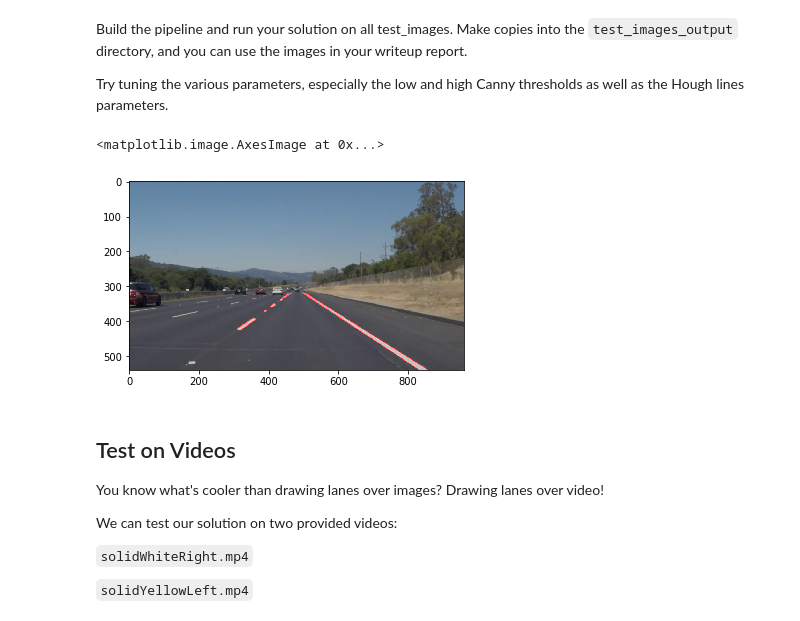
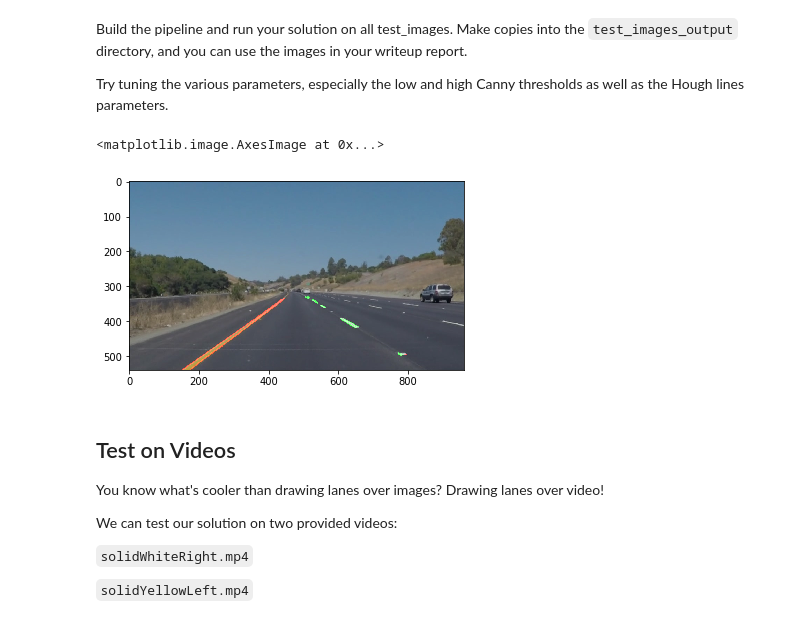
Before and after one commit to AntonioIsas/CarND-LaneLines-P1, a Jupyter notebook: P1.ipynb, the cells around one changed output. Cells and saved outputs as stored; diff of their text form; code cells hidden in the pictures.

Commit message:
split lines

```diff
--- a/P1.ipynb
+++ b/P1.ipynb
@@ -196,51 +233,50 @@ Try tuning the various parameters, especially the low and high Canny thresholds
 # TODO: Build your pipeline that will draw lane lines on the test_images
 # then save them to the test_images directory.
 
+
 # Read in the image
-#image = mpimg.imread('test_images/solidYellowLeft.jpg')
-#image = mpimg.imread('test_images/solidWhiteRight.jpg')
-#image = mpimg.imread('test_images/solidWhiteCurve.jpg')
-#image = mpimg.imread('test_images/solidYellowCurve2.jpg')
-#image = mpimg.imread('test_images/whiteCarLaneSwitch.jpg')
-#image = mpimg.imread('test_images/solidYellowCurve.jpg')
+imgName = os.listdir("test_images/")[5]
+image = mpimg.imread('test_images/'+imgName)
 gray = grayscale(image)
 
 #Filter noise
-kernel_size = 7
+kernel_size = 5
 blur_gray = gaussian_blur(gray, kernel_size)
 
 #Canny Edges
-low_threshold = 50
-high_threshold = 150
+low_threshold = 40
+high_threshold = 120
 edges = cv2.Canny(blur_gray, low_threshold, high_threshold)
 
 # Apply Mask
 imshape = image.shape
-vertices = np.array([[(0,imshape[0]),(imshape[1]/2-30, imshape[0]/2+50),(imshape[1]/2+30, imshape[0]/2+50),(imshape[1],imshape[0])]], dtype=np.int32)
+vertices = np.array([[(100,540),(450, 330),(550, 330),(900,540)]], dtype=np.int32)
 masked = region_of_interest(edges, vertices)
-#masked = edges
 
 #Houge Transform
-rho = 1
+rho = 2
 theta = np.pi/180
 threshold = 10
-min_line_len = 3
-max_line_gap = 3
+min_line_len = 5
+max_line_gap = 5
 lines = hough_lines(masked, rho, theta, threshold, min_line_len, max_line_gap)
 
 # Draw lines
+color_edges = np.dstack((edges, edges, edges))
 annotated_img = weighted_img(lines, image, 0.8, 1.0, 0.0)
 
 
 #plt.imshow(gray, cmap='gray')
 #plt.imshow(blur_gray, cmap='gray')
 #plt.imshow(edges, cmap='gray')
 #plt.imshow(lines, cmap='gray')
-#plt.imshow( masked )
+#plt.imshow( masked, cmap='gray')
 plt.imshow( annotated_img )
+
+#mpimg.imsave('test_images_output/'+imgName, annotated_img)
 # %% [output]
 <matplotlib.image.AxesImage at 0x...>
-[figure, old version]
+[figure, new version]
 # %% [markdown]
 
 
```
Also changed, not shown: parts of 3 cells of this notebook, 2 other files.
